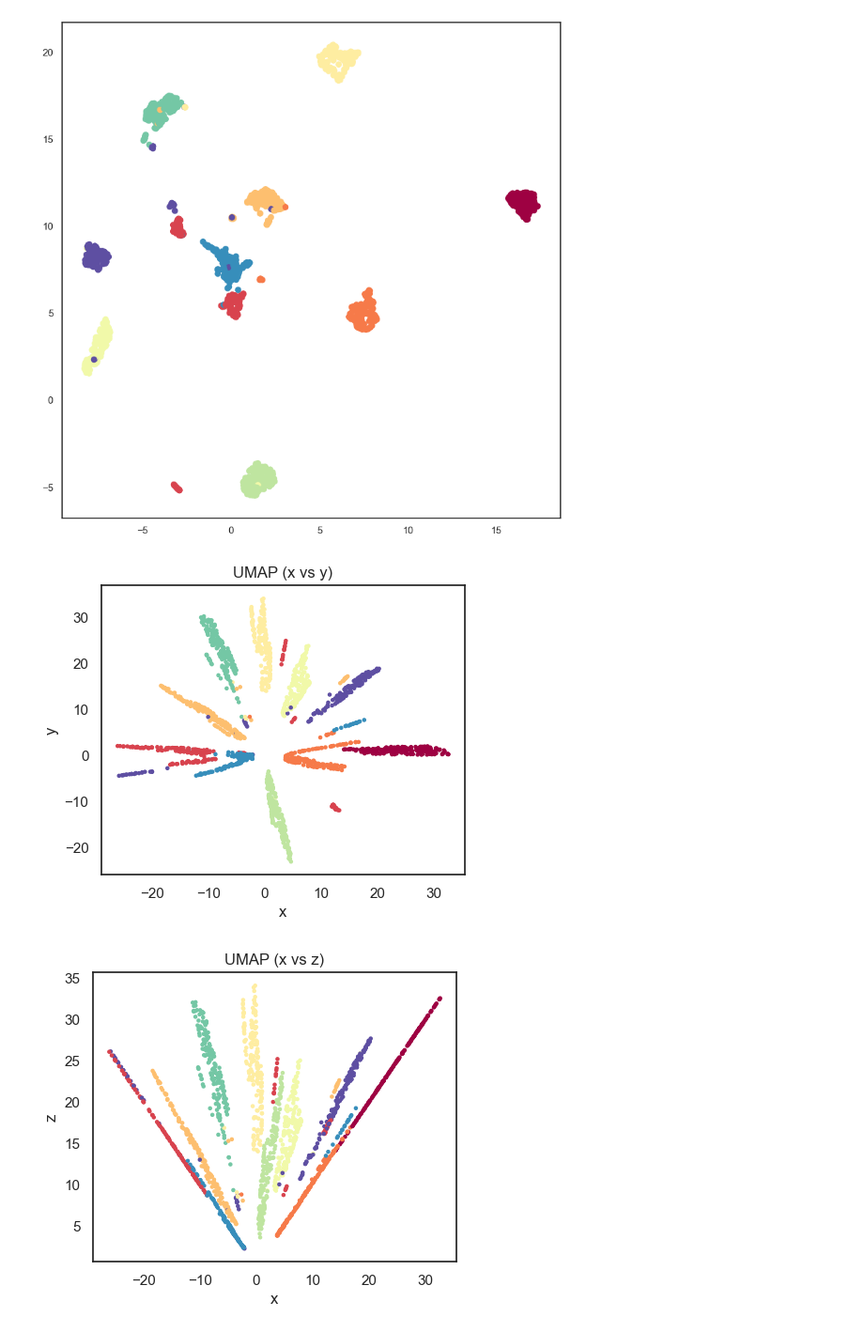
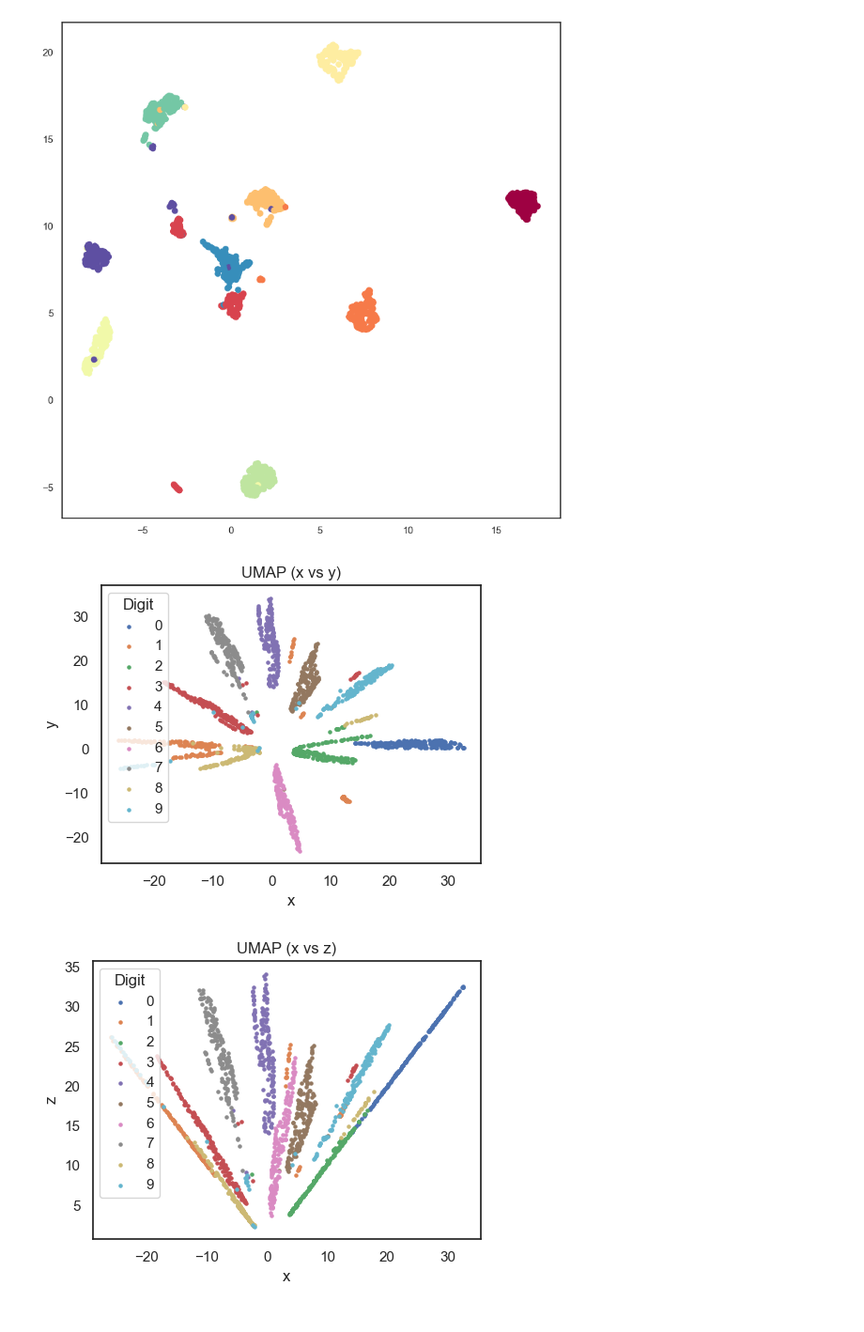
Before and after one commit to thijmennijdam/multimedia, a Jupyter notebook: notebooks/umap.ipynb, the cells around one changed output. Shown at 94% size. Drawn from its saved outputs; the diff is of its cells as text; code cells hidden in the pictures.

```diff
--- a/notebooks/umap.ipynb
+++ b/notebooks/umap.ipynb
@@ -19,22 +19,28 @@ plt.scatter(plane_mapper.embedding_.T[0], plane_mapper.embedding_.T[1], c=digits
 # %%
 hyperbolic_mapper = umap.UMAP(output_metric='hyperboloid',
                               random_state=42, n_components=2).fit(digits.data)
 
 x = hyperbolic_mapper.embedding_[:, 0]
 y = hyperbolic_mapper.embedding_[:, 1]
-z = np.sqrt(1 + np.sum(hyperbolic_mapper.embedding_**2, axis=1))
+z = np.sqrt(1 + x**2 + y**2)
 
+# Updated plotting function
 def plot_projection(data1, data2, title_suffix, label1, label2):
     plt.figure(figsize=(5, 4))
-    plt.scatter(data1, data2, c=digits.target, cmap='Spectral', s=5)
+    for digit_class in np.unique(digits.target):
+        idx = digits.target == digit_class
+        plt.scatter(data1[idx], data2[idx], s=5, label=str(digit_class), cmap='Spectral')
     plt.xlabel(label1)
     plt.ylabel(label2)
     plt.title(f"UMAP ({title_suffix})")
+    plt.legend(title="Digit")
+    plt.tight_layout()
     plt.show()
 
+# Plots
 plot_projection(x, y, "x vs y", "x", "y")
 plot_projection(x, z, "x vs z", "x", "z")
 plot_projection(y, z, "y vs z", "y", "z")
 # %% [output]
-[figure, old version]
+[figure, new version]
-[figure, old version]
+[figure, new version]
```
Also changed, not shown: parts of 2 cells of this notebook.
